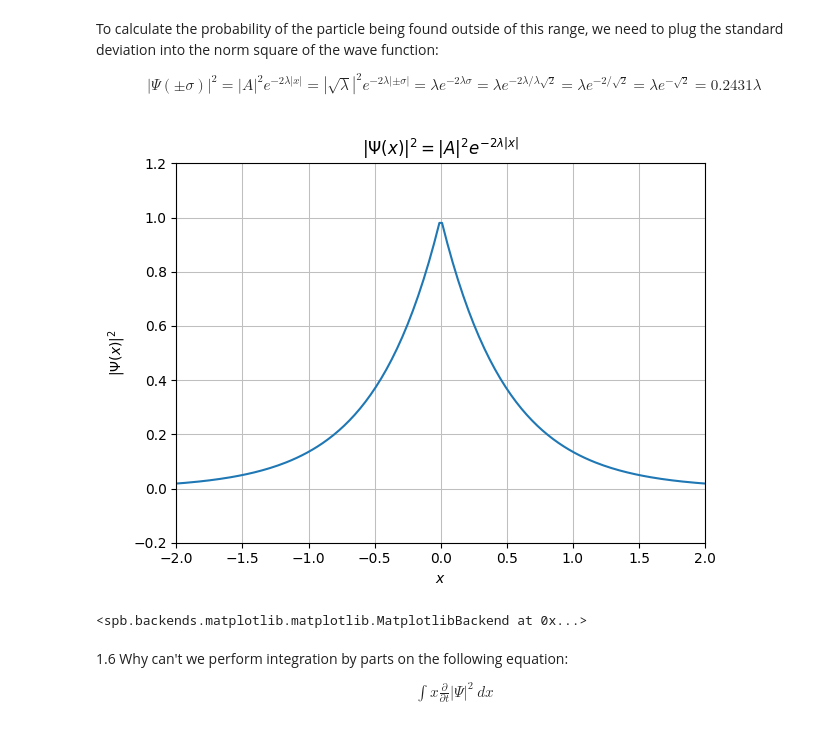
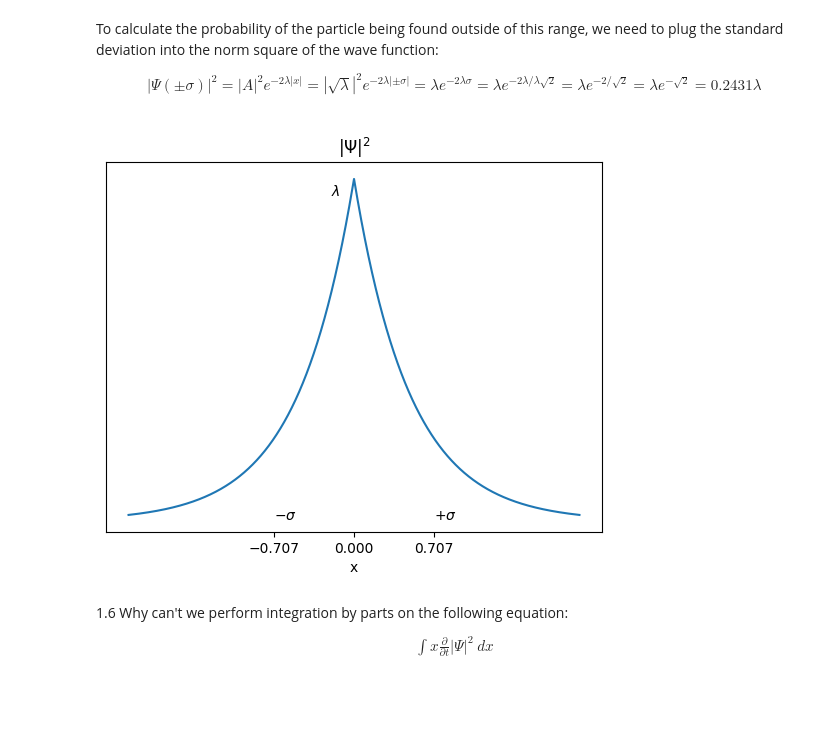
Before and after one commit to Artuk009/QuantumMechanics, a Jupyter notebook: IntroductionToQuantumMechanics/Chapter_01_Problems.ipynb, the cells around one changed output. Drawn from its saved outputs; the diff is of its cells as text; code cells hidden in the pictures; blank space fills up the shorter version.

```diff
--- a/IntroductionToQuantumMechanics/Chapter_01_Problems.ipynb
+++ b/IntroductionToQuantumMechanics/Chapter_01_Problems.ipynb
@@ -252,13 +264,26 @@ To calculate the probability of the particle being found outside of this range,
 \begin{align*}
 |\Psi(\pm\sigma)|^2=|A|^2e^{-2\lambda|x|}=|\sqrt{\lambda}|^2e^{-2\lambda|\pm\sigma|}=\lambda e^{-2\lambda\sigma}=\lambda e^{-2\lambda/ \lambda\sqrt{2}}=\lambda e^{-2/ \sqrt{2}}=\lambda e^{-\sqrt{2}}=0.2431\lambda
 \end{align*}
-# %%
-x = sp.symbols("x")
-Psi_squared = sp.exp(-2*abs(x))
-spb.plot((Psi_squared), xlim=(-2,2), ylim=(-0.2,1.2), ylabel=r"$|\Psi(x)|^2$", title=r"$|\Psi(x)|^2=|A|^2e^{-2\lambda|x|}$")
-# %% [output]
-[figure, removed]
-<spb.backends.matplotlib.matplotlib.MatplotlibBackend at 0x...>
+# %%
+# Generate x values
+x = np.linspace(-2, 2, 10000)
+
+# Calculate y values for the exponential function
+y = np.exp(-2*abs(x))
+
+# Create the plot
+plt.plot(x, y)
+plt.xlabel('x')
+plt.annotate(r'$-\sigma$', xy=(-1/np.sqrt(2), 0.005))
+plt.annotate(r"$+\sigma$", xy=(1/np.sqrt(2), 0.005))
+plt.annotate(r"$\lambda$", xy=(-0.2, 0.95))
+plt.title(r'$|\Psi|^2$')
+plt.grid(False)
+plt.xticks([-1/np.sqrt(2),0,1/np.sqrt(2)])
+plt.yticks([])
+plt.show()
+# %% [output]
+[figure, added]
 # %% [markdown]
 1.6 Why can't we perform integration by parts on the following equation:
 \begin{align*}
```
Also changed, not shown: parts of 5 cells of this notebook.
